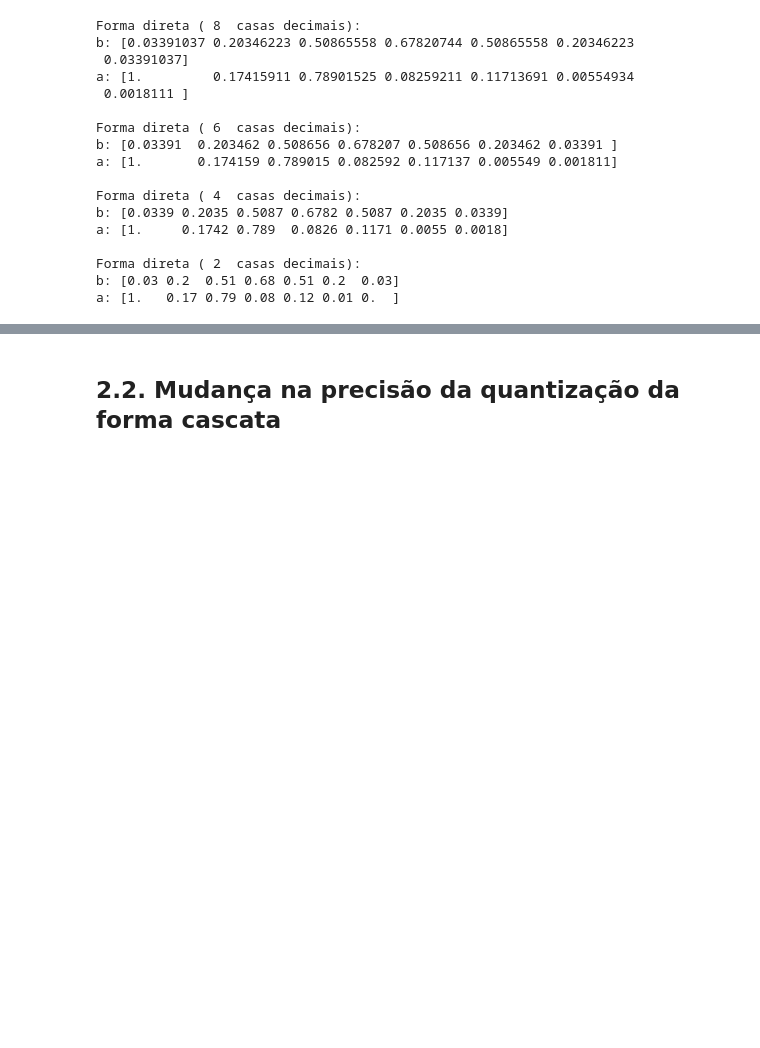
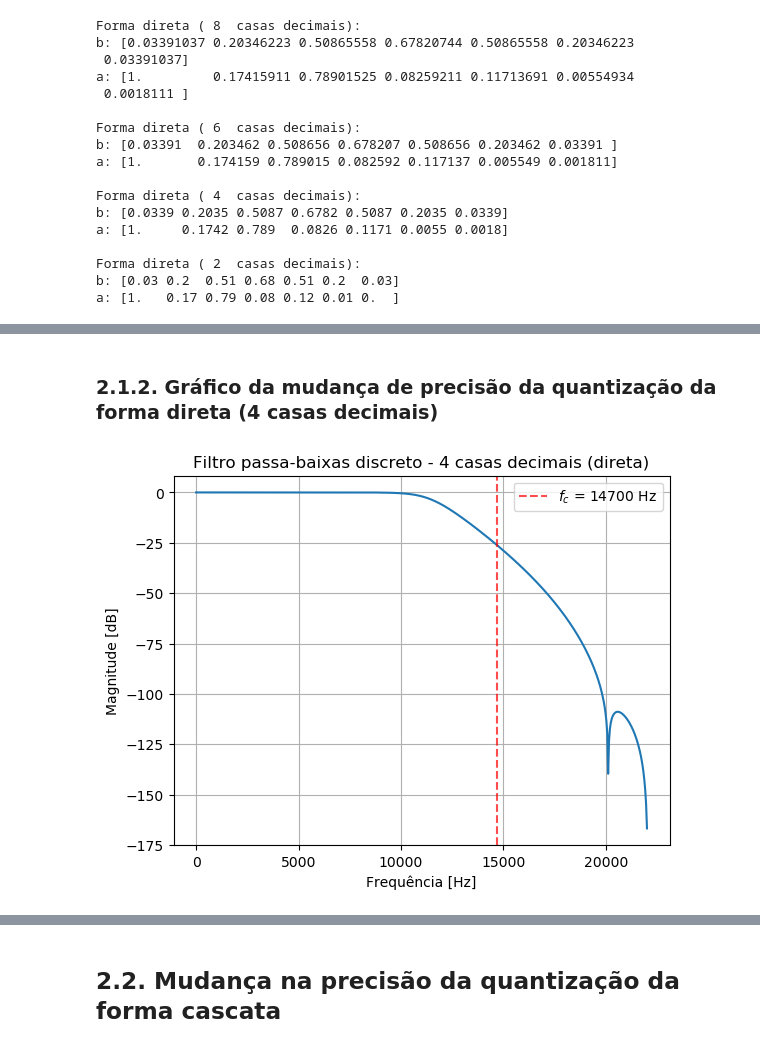
Before and after one commit to pedrohugo-psc/PDS_Trabalho, a Jupyter notebook: filtrobutter.ipynb, the cells around one changed output, grey strips where cells are left out. Cells and saved outputs as stored; diff of their text form; code cells hidden in the pictures; blank space fills up the shorter version.

```diff
--- a/filtrobutter.ipynb
+++ b/filtrobutter.ipynb
@@ -147,0 +186,18 @@ a: [1.   0.17 0.79 0.08 0.12 0.01 0.  ]
+# %% [markdown]
+### 2.1.2. Gráfico da mudança de precisão da quantização da forma direta (4 casas decimais)
+# %%
+from scipy import signal
+import matplotlib.pyplot as plt
+
+bz_4,az_4 = signal.freqz(quantized_b_direto[2],quantized_a_direto[2])
+
+plt.plot(bz_4*fs/(2*np.pi), 20*np.log10(np.abs(az_4)))
+plt.axvline(x=fc, color='red', ls='--', label='$f_c$ = {} Hz'.format(round(fc)), alpha=0.7)
+plt.legend()
+plt.title('Filtro passa-baixas discreto - 4 casas decimais (direta)')
+plt.xlabel('Frequência [Hz]')
+plt.ylabel('Magnitude [dB]')
+plt.grid()
+plt.show()
+# %% [output]
+[figure, added]
```
Also changed, not shown: parts of 12 cells of this notebook.
